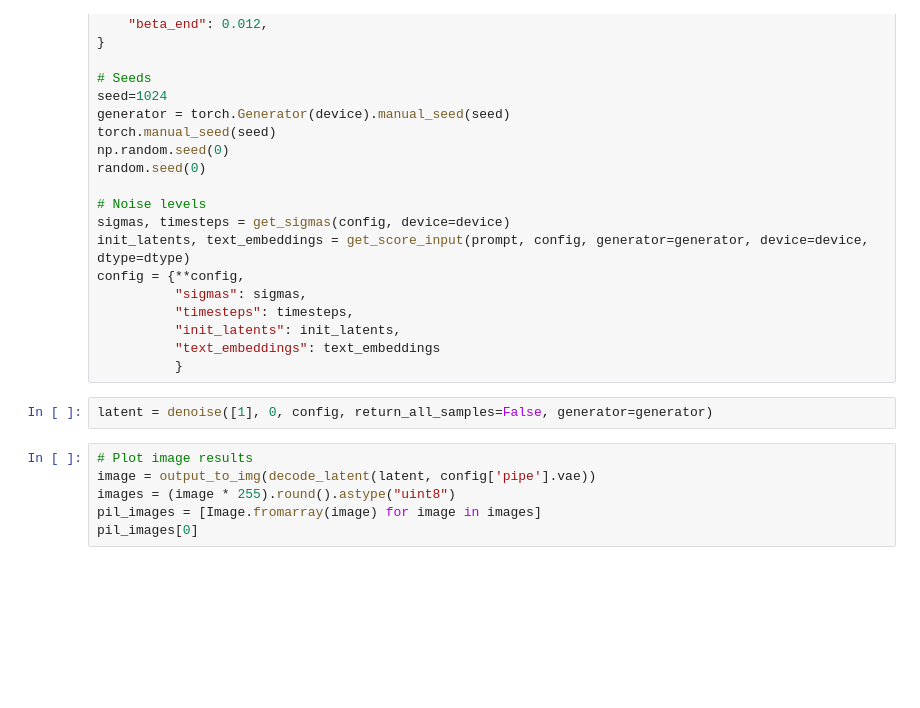
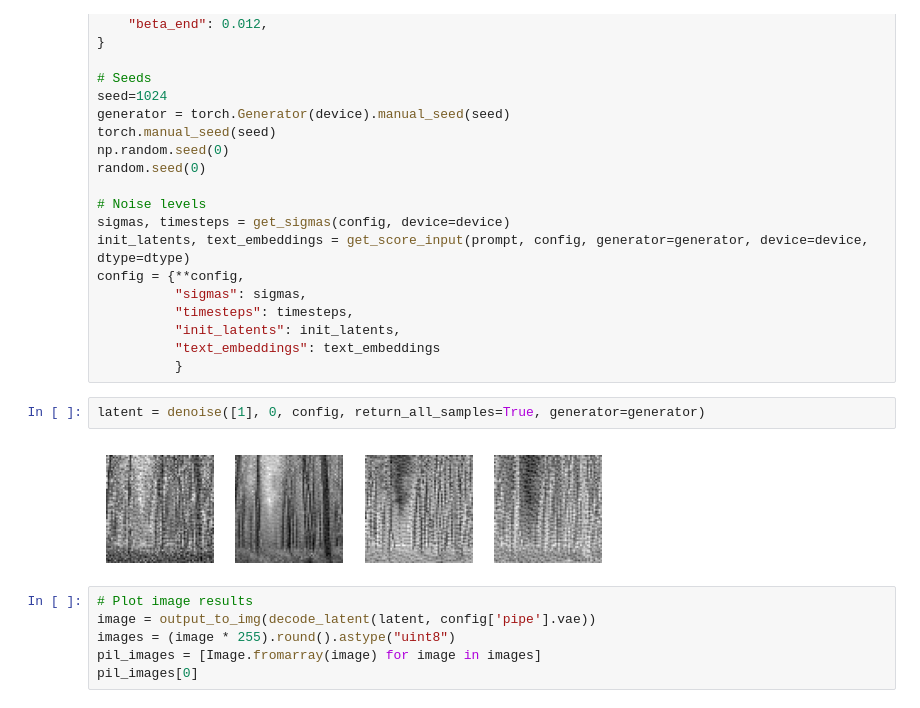
Before and after one commit to alexpondaven/particlediffusion, a Jupyter notebook: particles.ipynb, the cells around one changed output. Drawn from its saved outputs; the diff is of its cells as text; blank space fills up the shorter version.

```diff
--- a/particles.ipynb
+++ b/particles.ipynb
@@ -81,7 +81,9 @@ config = {**config,
           "text_embeddings": text_embeddings
           }
 # %%
-latent = denoise([1], 0, config, return_all_samples=False, generator=generator)
+latent = denoise([1], 0, config, return_all_samples=True, generator=generator)
+# %% [output]
+[figure, added]
 # %%
 # Plot image results
 image = output_to_img(decode_latent(latent, config['pipe'].vae))
```
Also changed, not shown: parts of 8 cells of this notebook, 3 other files.
